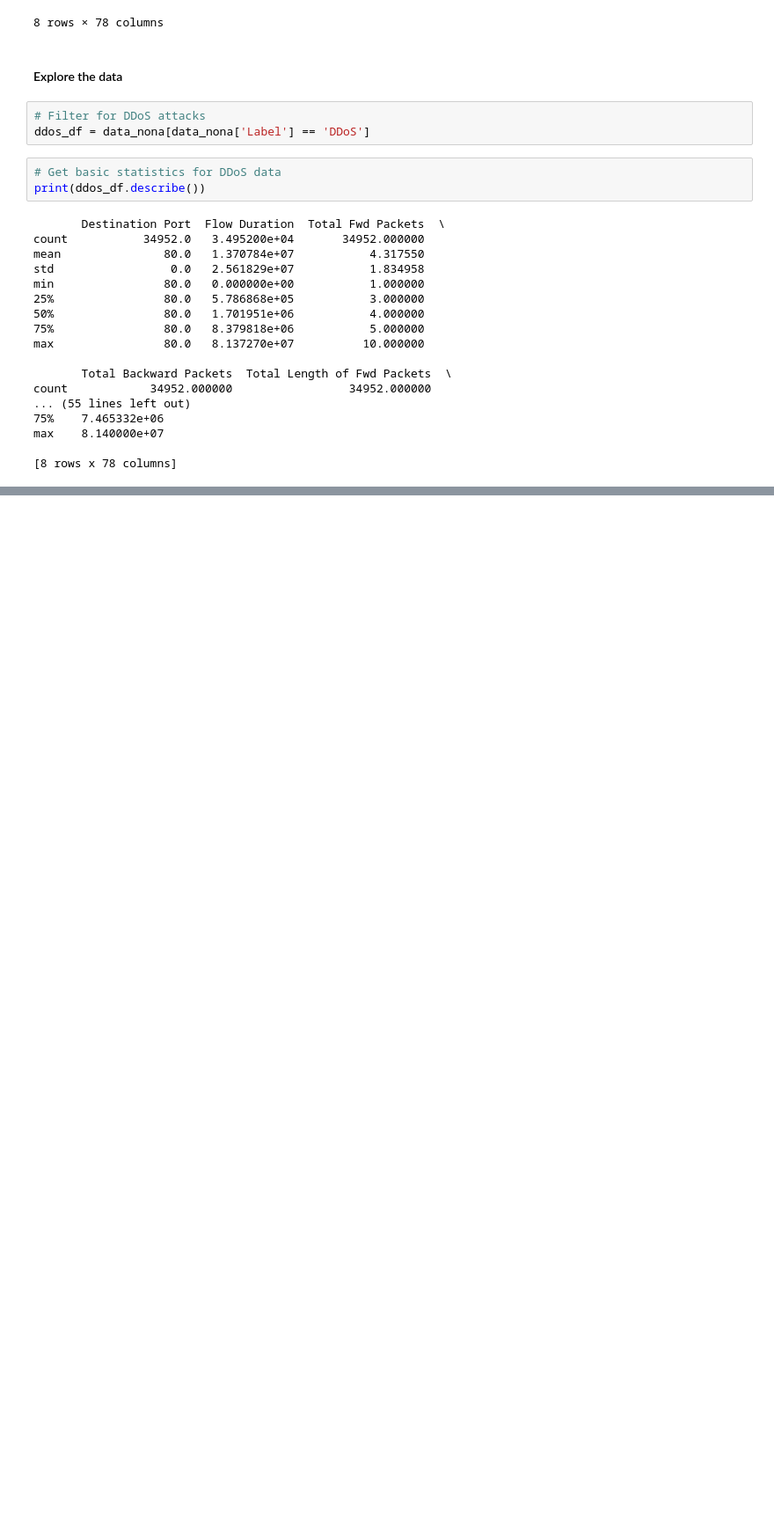
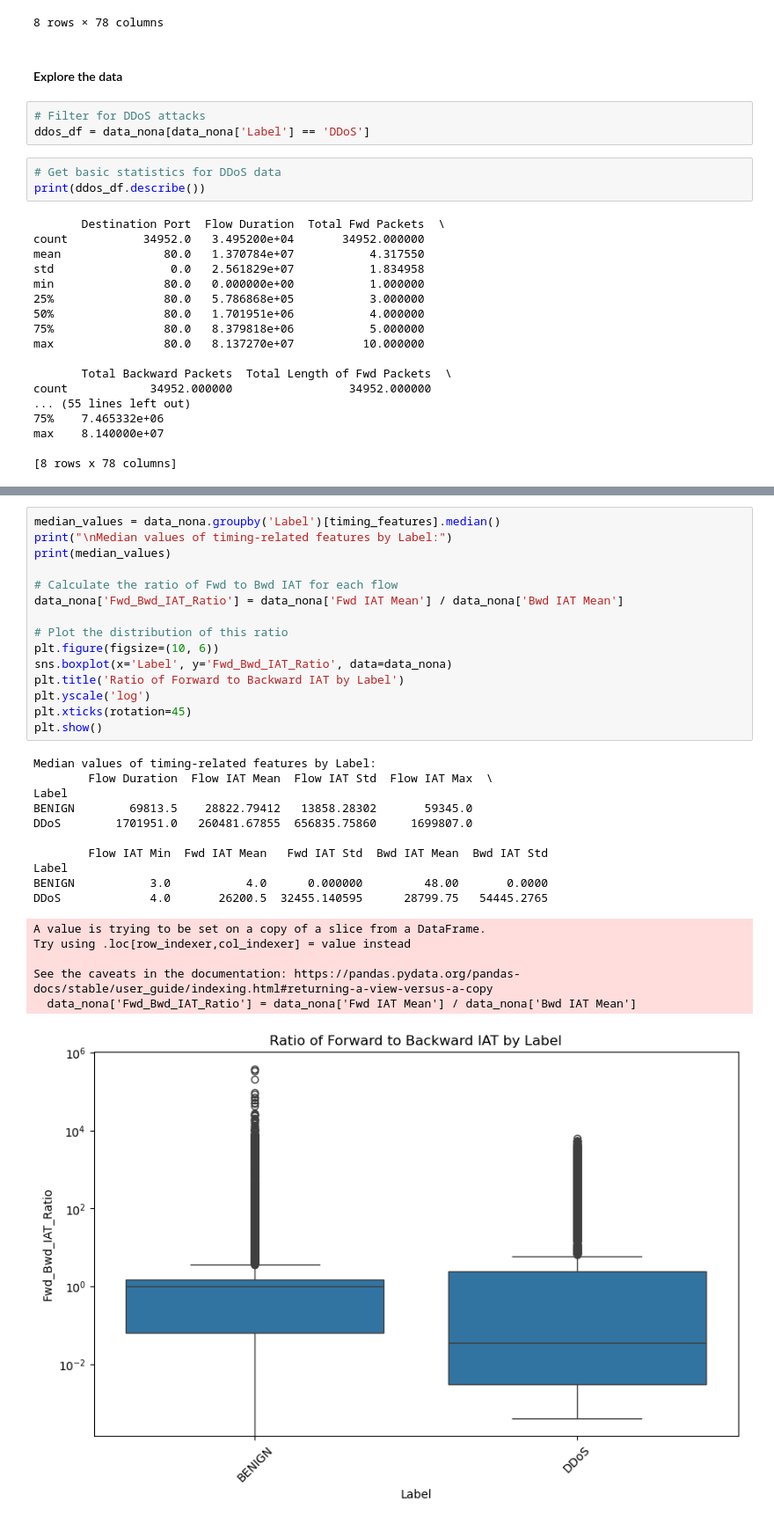
Before and after one commit to Eric-MK/nids_ddos, a Jupyter notebook: notebooks/data_preprocessing.ipynb, the cells around one changed output, grey strips where cells are left out. Shown: that part at 88% size. Saved outputs shown, nothing was run; the diff lists cells and outputs as text; blank space fills up the shorter version.

```diff
--- a/notebooks/data_preprocessing.ipynb
+++ b/notebooks/data_preprocessing.ipynb
@@ -155,0 +272,32 @@ hee
+# %%
+median_values = data_nona.groupby('Label')[timing_features].median()
+print("\nMedian values of timing-related features by Label:")
+print(median_values)
+
+# Calculate the ratio of Fwd to Bwd IAT for each flow
+data_nona['Fwd_Bwd_IAT_Ratio'] = data_nona['Fwd IAT Mean'] / data_nona['Bwd IAT Mean']
+
+# Plot the distribution of this ratio
+plt.figure(figsize=(10, 6))
+sns.boxplot(x='Label', y='Fwd_Bwd_IAT_Ratio', data=data_nona)
+plt.title('Ratio of Forward to Backward IAT by Label')
+plt.yscale('log')
+plt.xticks(rotation=45)
+plt.show()
+# %% [output]
+Median values of timing-related features by Label:
+        Flow Duration  Flow IAT Mean  Flow IAT Std  Flow IAT Max  \
+Label
+BENIGN        69813.5    28822.79412   13858.28302       59345.0
+DDoS        1701951.0   260481.67855  656835.75860     1699807.0
+
+        Flow IAT Min  Fwd IAT Mean   Fwd IAT Std  Bwd IAT Mean  Bwd IAT Std
+Label
+BENIGN           3.0           4.0      0.000000         48.00       0.0000
+DDoS             4.0       26200.5  32455.140595      28799.75   54445.2765
+A value is trying to be set on a copy of a slice from a DataFrame.
+Try using .loc[row_indexer,col_indexer] = value instead
+
+See the caveats in the documentation: https://pandas.pydata.org/pandas-docs/stable/user_guide/indexing.html#returning-a-view-versus-a-copy
+  data_nona['Fwd_Bwd_IAT_Ratio'] = data_nona['Fwd IAT Mean'] / data_nona['Bwd IAT Mean']
+[figure, added]
```
Also changed, not shown: parts of 21 cells of this notebook.
